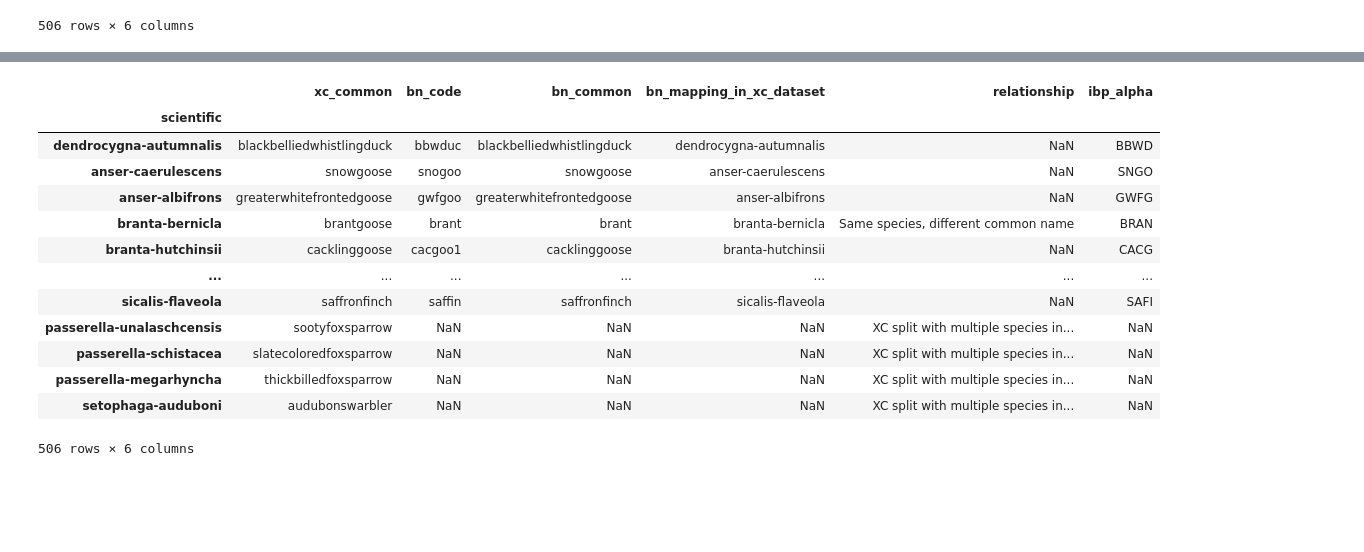
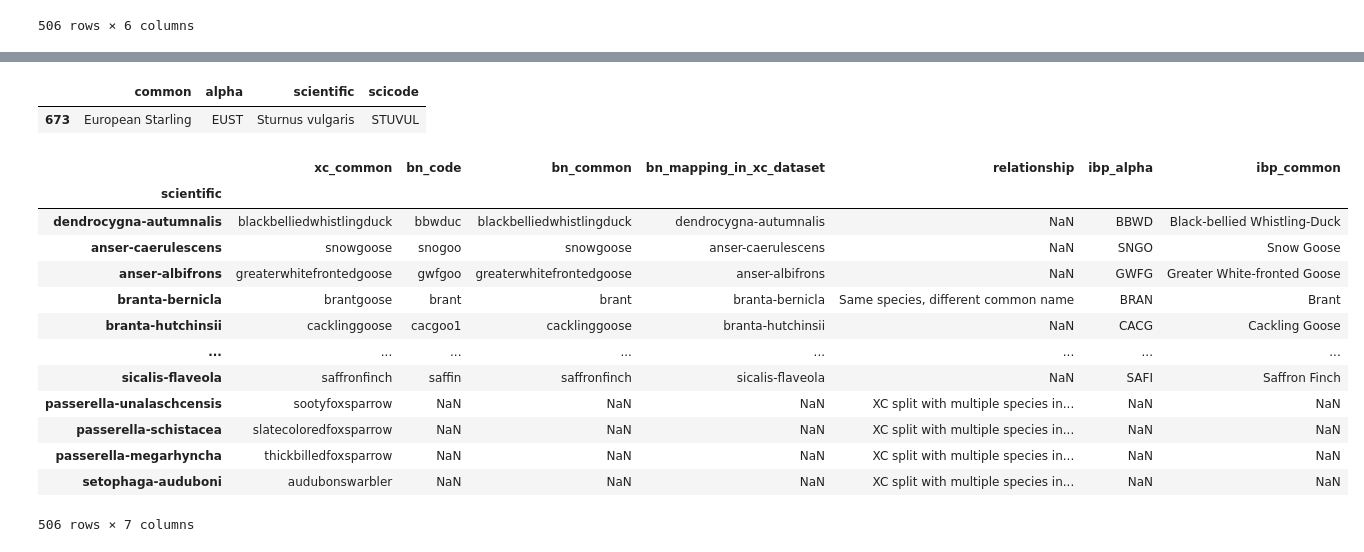
Before and after one commit to yoojinhwang/opensoundscape, a Jupyter notebook: resources/Untitled.ipynb, the cells around one changed output, grey strips where cells are left out. Cells and saved outputs as stored; diff of their text form; code cells hidden in the pictures; blank space fills up the shorter version.

Commit message:
updated species table

```diff
--- a/resources/Untitled.ipynb
+++ b/resources/Untitled.ipynb
@@ -85,17 +85,26 @@ species_table[species_table.relationship.apply(lambda x: x==x)]
-# %%
-species_table
-# %% [output]
-|  | xc_common | bn_code | bn_common | bn_mapping_in_xc_dataset | relationship | ibp_alpha |
-| scientific |  |  |  |  |  |  |
-| dendrocygna-autumnalis | blackbelliedwhistlingduck | bbwduc | blackbelliedwhistlingduck | dendrocygna-autumnalis | NaN | BBWD |
-| anser-caerulescens | snowgoose | snogoo | snowgoose | anser-caerulescens | NaN | SNGO |
-| anser-albifrons | greaterwhitefrontedgoose | gwfgoo | greaterwhitefrontedgoose | anser-albifrons | NaN | GWFG |
-| branta-bernicla | brantgoose | brant | brant | branta-bernicla | Same species, different common name | BRAN |
-| branta-hutchinsii | cacklinggoose | cacgoo1 | cacklinggoose | branta-hutchinsii | NaN | CACG |
-| ... | ... | ... | ... | ... | ... | ... |
-| sicalis-flaveola | saffronfinch | saffin | saffronfinch | sicalis-flaveola | NaN | SAFI |
-| passerella-unalaschcensis | sootyfoxsparrow | NaN | NaN | NaN | XC split with multiple species in... | NaN |
-| passerella-schistacea | slatecoloredfoxsparrow | NaN | NaN | NaN | XC split with multiple species in... | NaN |
-| passerella-megarhyncha | thickbilledfoxsparrow | NaN | NaN | NaN | XC split with multiple species in... | NaN |
-| setophaga-auduboni | audubonswarbler | NaN | NaN | NaN | XC split with multiple species in... | NaN |
-506 rows × 6 columns
+# %%
+ibp[ibp.alpha=='EUST']
+# %% [output]
+|  | common | alpha | scientific | scicode |
+| 673 | European Starling | EUST | Sturnus vulgaris | STUVUL |
+# %%
+for i,row in ibp.iterrows():
+    sci_lower = row.scientific.replace(' ','-').lower()
+    if sci_lower in species_table.index:
+        species_table.at[sci_lower,'ibp_common']=row.common
+species_table
+# %% [output]
+|  | xc_common | bn_code | bn_common | bn_mapping_in_xc_dataset | relationship | ibp_alpha | ibp_common |
+| scientific |  |  |  |  |  |  |  |
+| dendrocygna-autumnalis | blackbelliedwhistlingduck | bbwduc | blackbelliedwhistlingduck | dendrocygna-autumnalis | NaN | BBWD | Black-bellied Whistling-Duck |
+| anser-caerulescens | snowgoose | snogoo | snowgoose | anser-caerulescens | NaN | SNGO | Snow Goose |
+| anser-albifrons | greaterwhitefrontedgoose | gwfgoo | greaterwhitefrontedgoose | anser-albifrons | NaN | GWFG | Greater White-fronted Goose |
+| branta-bernicla | brantgoose | brant | brant | branta-bernicla | Same species, different common name | BRAN | Brant |
+| branta-hutchinsii | cacklinggoose | cacgoo1 | cacklinggoose | branta-hutchinsii | NaN | CACG | Cackling Goose |
+| ... | ... | ... | ... | ... | ... | ... | ... |
+| sicalis-flaveola | saffronfinch | saffin | saffronfinch | sicalis-flaveola | NaN | SAFI | Saffron Finch |
+| passerella-unalaschcensis | sootyfoxsparrow | NaN | NaN | NaN | XC split with multiple species in... | NaN | NaN |
+| passerella-schistacea | slatecoloredfoxsparrow | NaN | NaN | NaN | XC split with multiple species in... | NaN | NaN |
+| passerella-megarhyncha | thickbilledfoxsparrow | NaN | NaN | NaN | XC split with multiple species in... | NaN | NaN |
+| setophaga-auduboni | audubonswarbler | NaN | NaN | NaN | XC split with multiple species in... | NaN | NaN |
+506 rows × 7 columns
```
Also changed, not shown: parts of 4 cells of this notebook, 2 other files.
